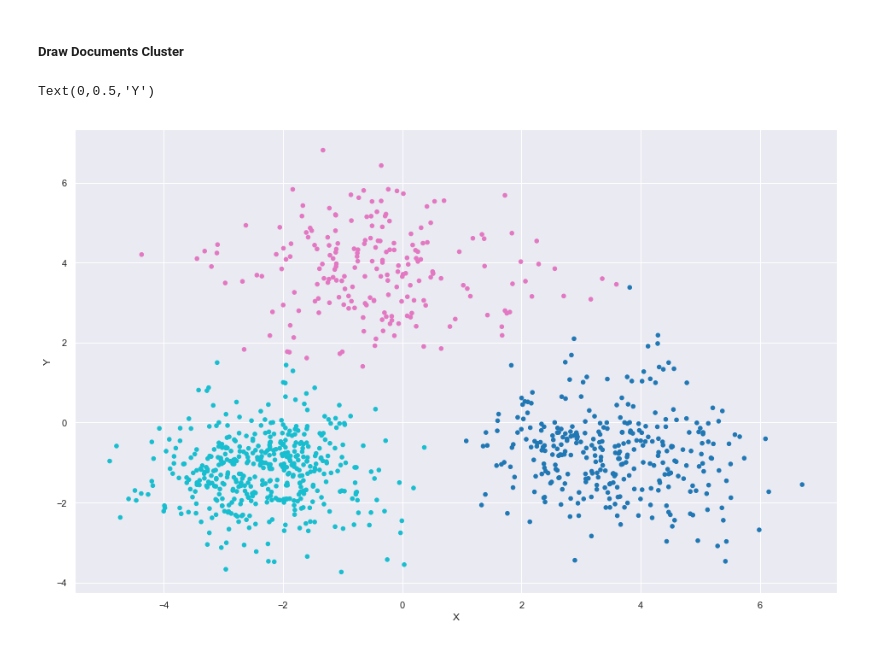
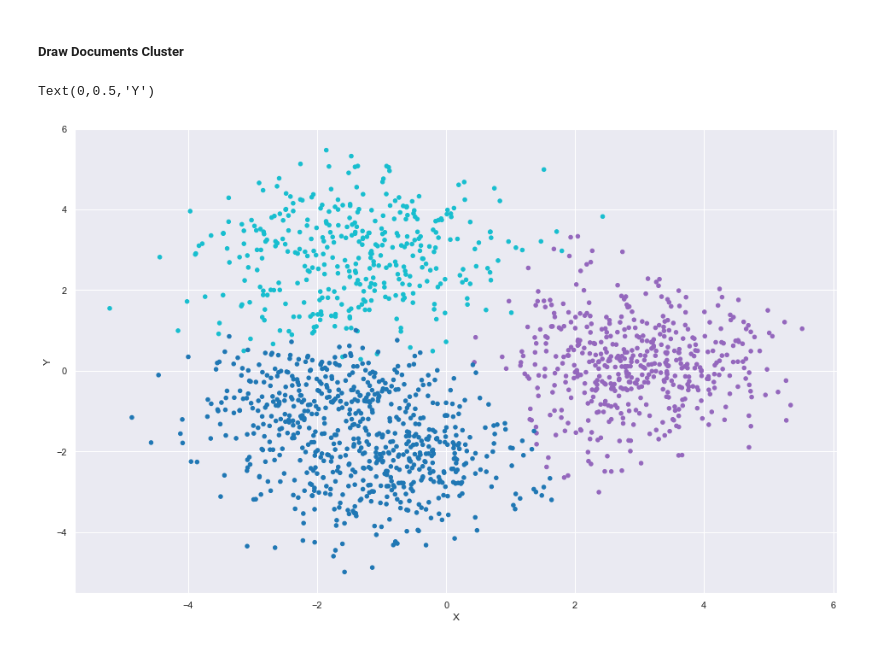
Before and after one commit to kadriansyah/notebook, a Jupyter notebook: alodokter-doc2vec-article/articles-train.ipynb, the cells around one changed output. Drawn from its saved outputs; the diff is of its cells as text; code cells hidden in the pictures.

Commit message:
training articles with data from GA

```diff
--- a/alodokter-doc2vec-article/articles-train.ipynb
+++ b/alodokter-doc2vec-article/articles-train.ipynb
@@ -99,20 +102,26 @@ def download(url, filename):
 
     return data_path
 # %%
-def get_data(url, filename):
-    data_path = download(url, filename)
+def get_data(url, filename, local):
+    data_path = download(url, filename, local)
+    pid = 0
+    pid_post_id = {}
     documents = []
     print("building documents...")
     for fname, text in read_files(data_path):
+        post_id = fname.split('_')[0]
+        pid_post_id[pid] = int(post_id)
+        pid = pid + 1
         documents.append(clean_str(text).split(' '))
     documents = [TaggedDocument(doc, [i]) for i, doc in enumerate(documents)]
     print("building documents done")
-    return documents
+    return documents, pid_post_id
 # %% [markdown]
 ##### Download Data Training
 # %%
-documents = get_data(url='https://github.com/kadriansyah/notebook/raw/master/alodokter-doc2vec-article/', filename="data.zip")
+documents, pid_post_id = get_data(url='https://github.com/kadriansyah/notebook/raw/master/alodokter-doc2vec-article/', filename="data.zip", local=True)
 print("we have {} documents".format(len(documents)))
+pickle.dump(pid_post_id, open('model/pid_post_id.pkl','wb'))
 # %% [output]
 building documents...
 path: data...
@@ -165,7 +174,7 @@ def train(documents=documents, model_name="model/alodokter-articles-doc2vec.mode
 # %% [markdown]
 ##### Document to Vector Training
 # %%
-training = False
+training = True
 if training:
     model = train(documents)
 else:
@@ -209,9 +342,9 @@ plt.plot(x,y)
 # %% [markdown]
 ##### KMeans Clustering
 # %%
-training = False
+training = True
 if training:
-    n_clusters = 16
+    n_clusters = 10
     trained_vectors = [model.docvecs[i] for i in range(len(model.docvecs))]
     print('clustering...')
     kmeans = KMeans(n_clusters=n_clusters).fit(trained_vectors)
@@ -306,29 +439,29 @@ for j, xyz_ in enumerate(xyzn):
 # %% [markdown]
 ##### Draw Documents Cluster
 # %%
-cluster_A = 15
-cluster_B = 11
+cluster_A = 5
+cluster_B = 9
 cluster_C = 2
 X = [model.docvecs[i] for i in clusters_docs[cluster_A]] + \
     [model.docvecs[i] for i in clusters_docs[cluster_B]] + \
     [model.docvecs[i] for i in clusters_docs[cluster_C]]
 
 Y = kmeans.predict(X)
 pca_result = PCA(n_components=2).fit_transform(X)
 
 ax = plt.figure(figsize=(16,10)).gca()
 ax.scatter(
     x=pca_result[:,0],
     y=pca_result[:,1],
     c=Y,
     s=20,
     cmap='tab10'
 )
 ax.set_xlabel('X')
 ax.set_ylabel('Y')
 # %% [output]
 Text(0,0.5,'Y')
-[figure, old version]
+[figure, new version]
 # %%
 Y = kmeans.predict(X)
 pca_result = PCA(n_components=3).fit_transform(X)
```
Also changed, not shown: parts of 9 cells of this notebook.
